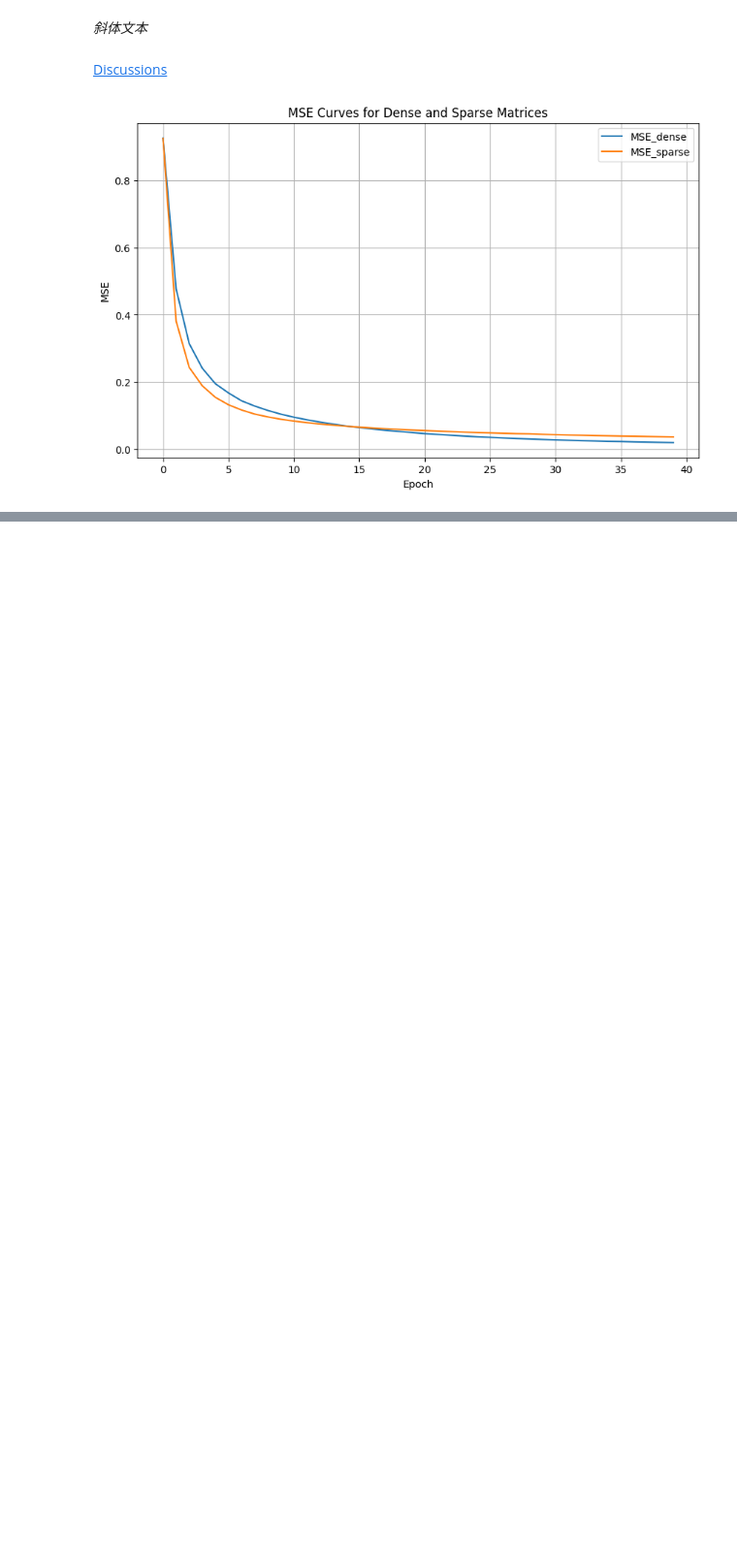
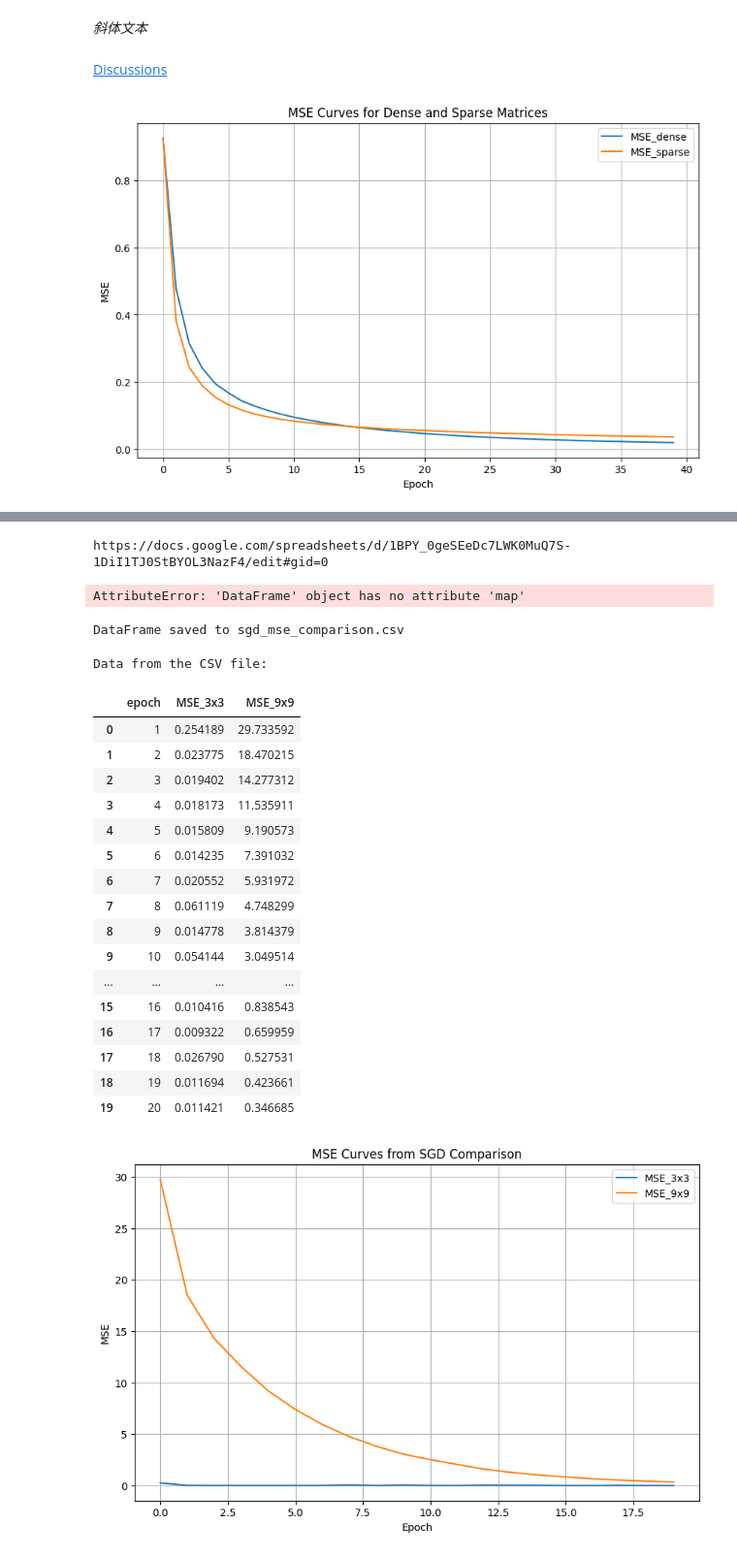
Before and after one commit to zx20030501/Dive-into-Deep-Learning, a Jupyter notebook: 3.1. 线性回归-linear_regression.ipynb, the cells around one changed output, grey strips where cells are left out. Shown: that part at 97% size. Cells and saved outputs as stored; diff of their text form; code cells hidden in the pictures; blank space fills up the shorter version.

```diff
--- a/3.1. 线性回归-linear_regression.ipynb
+++ b/3.1. 线性回归-linear_regression.ipynb
@@ -2031,0 +2186,63 @@ plt.show()
+# %%
+from google.colab import sheets
+sheet = sheets.InteractiveSheet(df=df)
+# %% [output]
+https://docs.google.com/spreadsheets/d/1BPY_0geSEeDc7LWK0MuQ7S-1DiI1TJ0StBYOL3NazF4/edit#gid=0
+AttributeError: 'DataFrame' object has no attribute 'map'
+# %%
+# Save the DataFrame to a CSV file
+df.to_csv("sgd_mse_comparison.csv", index=False)
+
+print("DataFrame saved to sgd_mse_comparison.csv")
+# %% [output]
+DataFrame saved to sgd_mse_comparison.csv
+# %%
+import pandas as pd
+import matplotlib.pyplot as plt
+
+# Load the data from the CSV file
+df = pd.read_csv("/content/SGD________3_3_vs_9_9_.csv")
+
+# Display the data
+print("Data from the CSV file:")
+display(df)
+
+# Select only the MSE columns (assuming they are named 'MSE_3x3' and 'MSE_9x9' or similar)
+# You might need to adjust the column names below based on the actual CSV content
+mse_columns = [col for col in df.columns if 'MSE' in col]
+if len(mse_columns) >= 2:
+    df_mse = df[mse_columns]
+
+    # Plot the MSE curves
+    plt.figure(figsize=(10, 6))
+    for column in df_mse.columns:
+        plt.plot(df.index, df_mse[column], label=column)
+
+    plt.xlabel("Epoch")
+    plt.ylabel("MSE")
+    plt.title("MSE Curves from SGD Comparison")
+    plt.legend()
+    plt.grid(True)
+    plt.show()
+else:
+    print(f"Could not find at least two columns containing 'MSE' in the CSV. Found columns: {df.columns.tolist()}")
+# %% [output]
+Data from the CSV file:
+|  | epoch | MSE_3x3 | MSE_9x9 |
+| 0 | 1 | 0.254189 | 29.733592 |
+| 1 | 2 | 0.023775 | 18.470215 |
+| 2 | 3 | 0.019402 | 14.277312 |
+| 3 | 4 | 0.018173 | 11.535911 |
+| 4 | 5 | 0.015809 | 9.190573 |
+| 5 | 6 | 0.014235 | 7.391032 |
+| 6 | 7 | 0.020552 | 5.931972 |
+| 7 | 8 | 0.061119 | 4.748299 |
+| 8 | 9 | 0.014778 | 3.814379 |
+| 9 | 10 | 0.054144 | 3.049514 |
+| ... | ... | ... | ... |
+| 15 | 16 | 0.010416 | 0.838543 |
+| 16 | 17 | 0.009322 | 0.659959 |
+| 17 | 18 | 0.026790 | 0.527531 |
+| 18 | 19 | 0.011694 | 0.423661 |
+| 19 | 20 | 0.011421 | 0.346685 |
+[figure, added]
```
Also changed, not shown: parts of 8 cells of this notebook.
